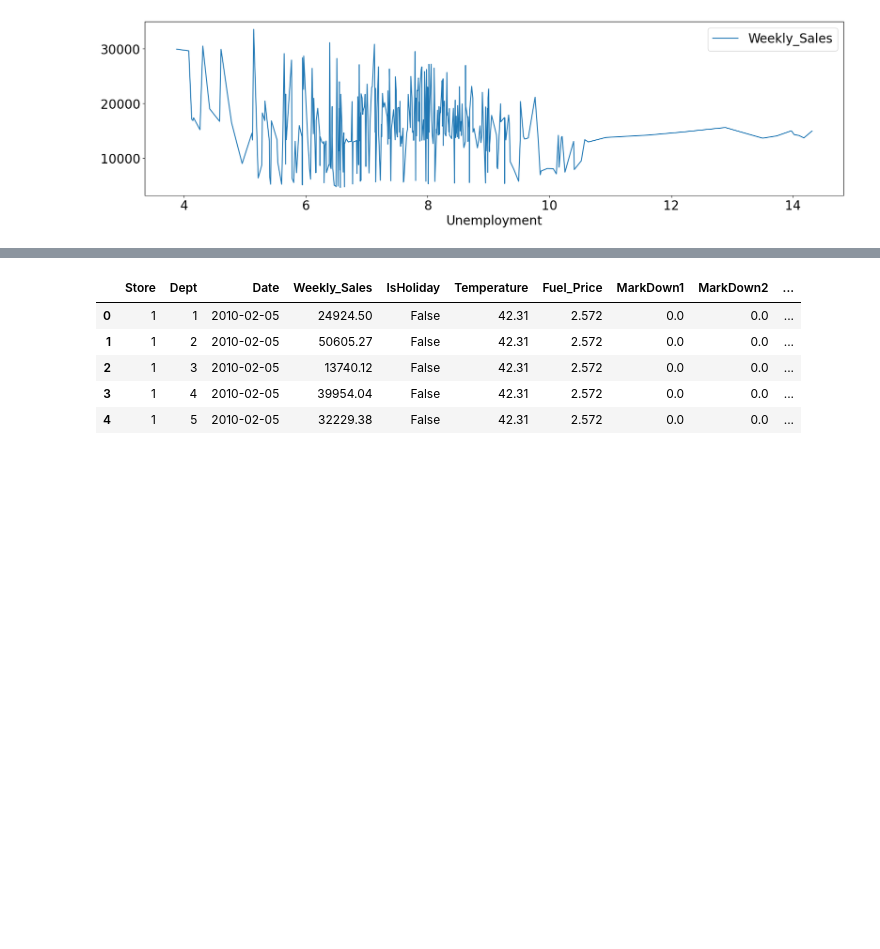
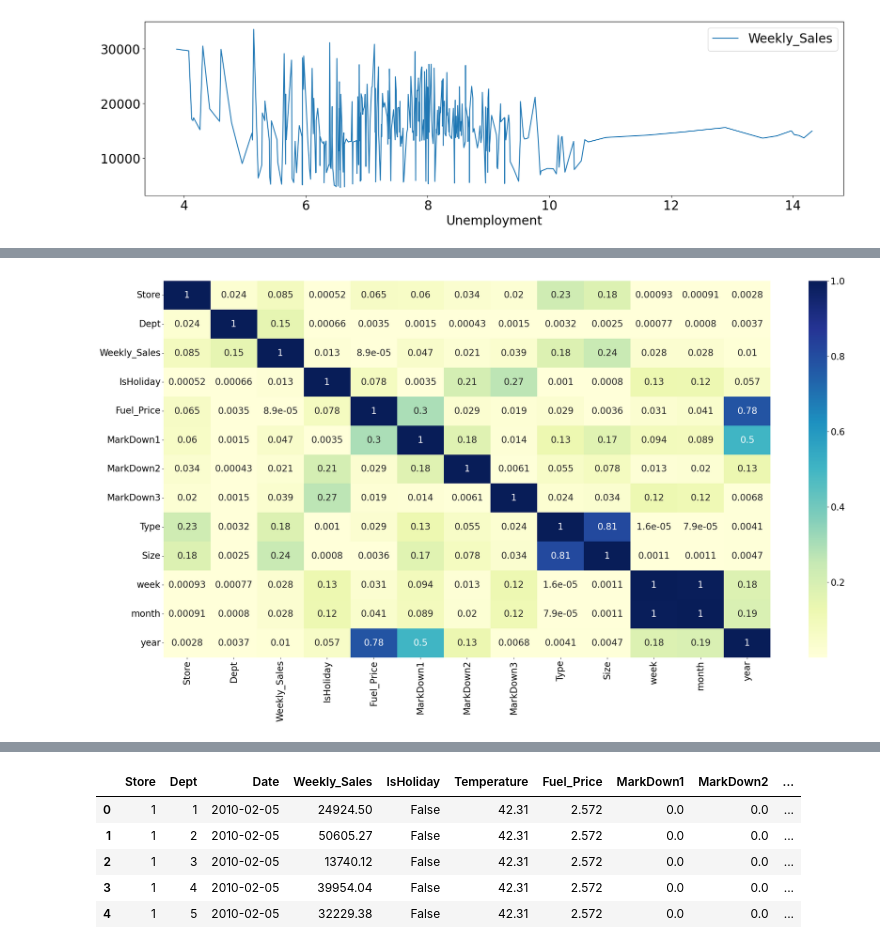
Before and after one commit to edwinmesa/dt_learn_data_science, a Jupyter notebook: public_projects/walmart_sales/waltmart_forescastin.ipynb, the cells around one changed output, grey strips where cells are left out. Cells and saved outputs as stored; diff of their text form; code cells hidden in the pictures; blank space fills up the shorter version.

```diff
--- a/public_projects/walmart_sales/waltmart_forescastin.ipynb
+++ b/public_projects/walmart_sales/waltmart_forescastin.ipynb
@@ -415,0 +449,13 @@ df.to_csv('clean_data.csv') # assign new data frame to csv for using after here
+# %%
+# Temperature, unemployment, CPI have no significant effect on weekly sales,
+# so I will drop them. Also, Markdown 4 and 5 highly correlated with Markdown 1.
+# I will drop them also. It can create multicollinearity problem, maybe. So, first I will try without them.
+
+drop_col = ['Temperature','MarkDown4','MarkDown5','CPI','Unemployment']
+df_new.drop(drop_col, axis=1, inplace=True)
+# %%
+plt.figure(figsize=(30,15))
+sns.heatmap(df_new.corr(numeric_only=True).abs(),cmap="YlGnBu", annot = True)
+plt.show()
+# %% [output]
+[figure, added]
```
Also changed, not shown: parts of 18 cells of this notebook, 6 other files.
